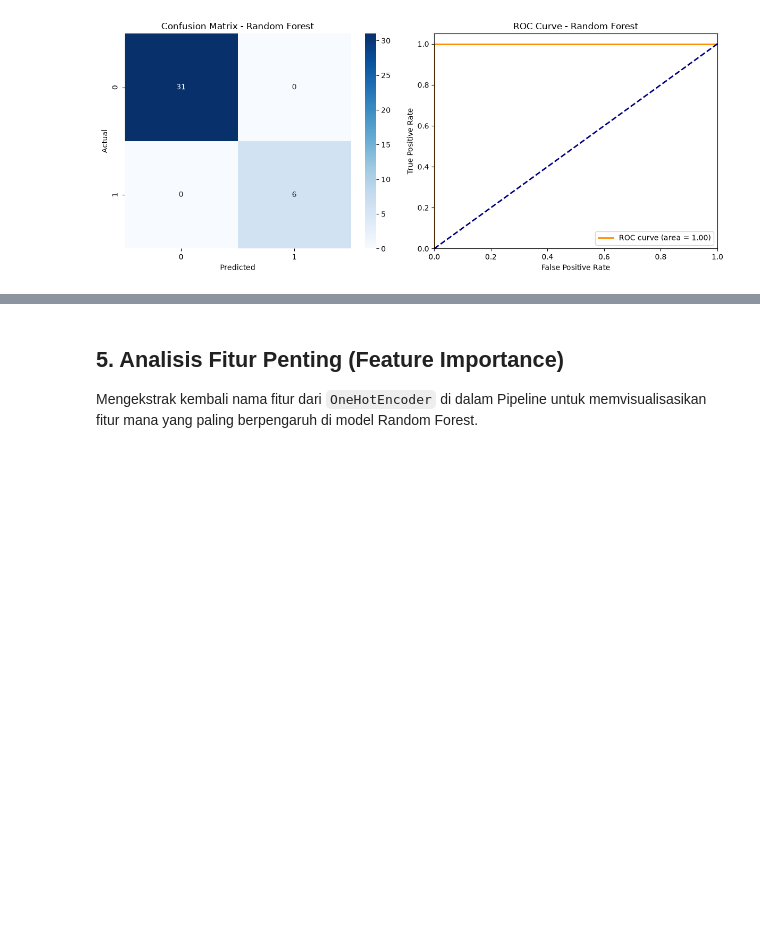
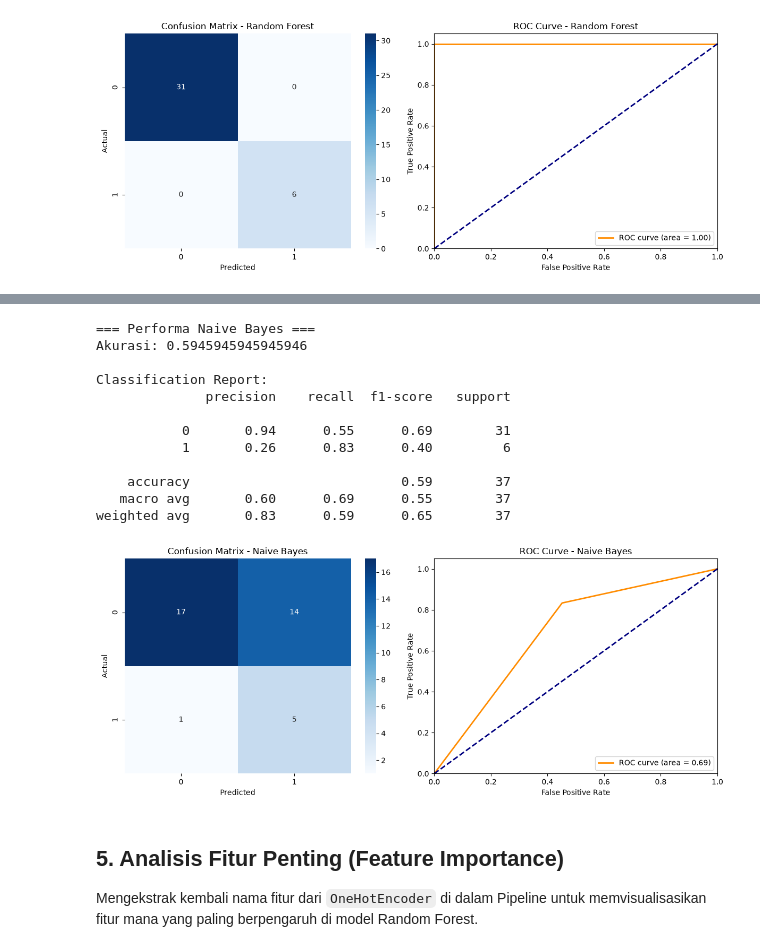
Before and after one commit to Tayen15/datamining-smartTPS-predictor, a Jupyter notebook: modeling.ipynb, the cells around one changed output, grey strips where cells are left out. Drawn from its saved outputs; the diff is of its cells as text; code cells hidden in the pictures; blank space fills up the shorter version.

```diff
--- a/modeling.ipynb
+++ b/modeling.ipynb
@@ -226,3 +298,69 @@ weighted avg       1.00      1.00      1.00        37
+# %%
+# Preprocessor khusus (dense) karena GaussianNB tidak menerima data sparse
+preprocessor_dense = ColumnTransformer(
+    transformers=[
+        ('num', StandardScaler(), num_features),
+        ('cat', OneHotEncoder(handle_unknown='ignore', sparse_output=False), cat_features)
+    ])
+
+# Membangun Pipeline untuk Naive Bayes
+nb_pipeline = Pipeline(steps=[
+    ('preprocessor', preprocessor_dense),
+    ('classifier', GaussianNB())
+])
+
+# Pelatihan Model
+nb_pipeline.fit(X_train, y_train)
+
+# Prediksi
+y_pred_nb = nb_pipeline.predict(X_test)
+y_prob_nb = nb_pipeline.predict_proba(X_test)[:, 1]
+
+# Evaluasi model
+print("=== Performa Naive Bayes ===")
+print("Akurasi:", accuracy_score(y_test, y_pred_nb))
+print()
+print("Classification Report:")
+print(classification_report(y_test, y_pred_nb))
+
+# Visualisasi Confusion Matrix dan ROC Curve
+plt.figure(figsize=(12, 5))
+
+plt.subplot(1, 2, 1)
+sns.heatmap(confusion_matrix(y_test, y_pred_nb), annot=True, fmt='d', cmap='Blues')
+plt.title('Confusion Matrix - Naive Bayes')
+plt.xlabel('Predicted')
+plt.ylabel('Actual')
+
+fpr_nb, tpr_nb, _ = roc_curve(y_test, y_prob_nb)
+roc_auc_nb = auc(fpr_nb, tpr_nb)
+
+plt.subplot(1, 2, 2)
+plt.plot(fpr_nb, tpr_nb, color='darkorange', lw=2, label='ROC curve (area = %0.2f)' % roc_auc_nb)
+plt.plot([0, 1], [0, 1], color='navy', lw=2, linestyle='--')
+plt.xlim([0.0, 1.0])
+plt.ylim([0.0, 1.05])
+plt.xlabel('False Positive Rate')
+plt.ylabel('True Positive Rate')
+plt.title('ROC Curve - Naive Bayes')
+plt.legend(loc="lower right")
+
+plt.tight_layout()
+plt.show()
+# %% [output]
+=== Performa Naive Bayes ===
+Akurasi: 0.5945945945945946
+
+Classification Report:
+              precision    recall  f1-score   support
+
+           0       0.94      0.55      0.69        31
+           1       0.26      0.83      0.40         6
+
+    accuracy                           0.59        37
+   macro avg       0.60      0.69      0.55        37
+weighted avg       0.83      0.59      0.65        37
+[figure, added]
 # %% [markdown]
 ## 5. Analisis Fitur Penting (Feature Importance)
 Mengekstrak kembali nama fitur dari `OneHotEncoder` di dalam Pipeline untuk memvisualisasikan fitur mana yang paling berpengaruh di model Random Forest.
```
Also changed, not shown: parts of 6 cells of this notebook.
